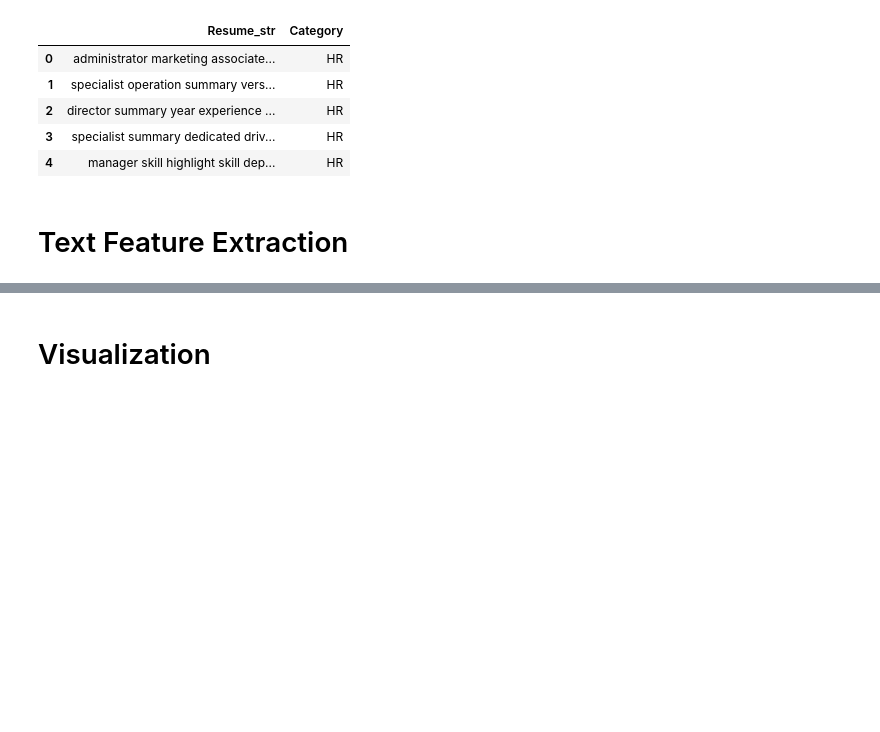
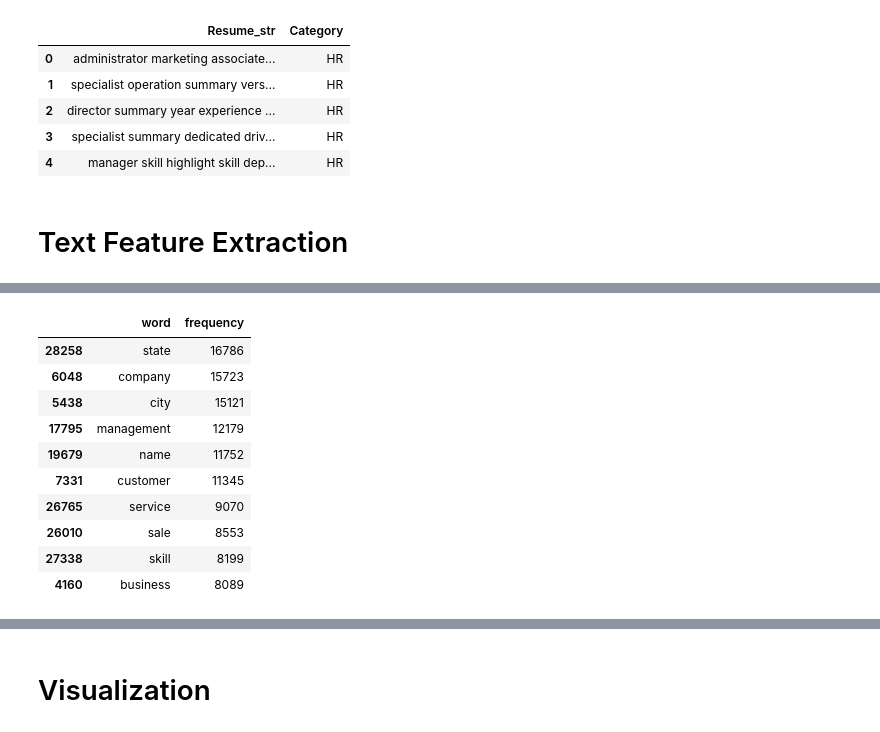
Before and after one commit to Coolguy4123/Data-Visualization-Project-2, a Jupyter notebook: CS4990_ResumeVis.ipynb, the cells around one changed output, grey strips where cells are left out. Cells and saved outputs as stored; diff of their text form; code cells hidden in the pictures; blank space fills up the shorter version.

```diff
--- a/CS4990_ResumeVis.ipynb
+++ b/CS4990_ResumeVis.ipynb
@@ -80,0 +107,23 @@ df.head()
+# %%
+import numpy as np
+
+word_counts = X_counts.toarray().sum(axis=0) # Sum word counts across all documents
+
+tf_summary = pd.DataFrame({
+    "word": feature_names,
+    "frequency": word_counts
+}).sort_values(by="frequency", ascending=False)
+
+tf_summary.head(10)
+# %% [output]
+|  | word | frequency |
+| 28258 | state | 16786 |
+| 6048 | company | 15723 |
+| 5438 | city | 15121 |
+| 17795 | management | 12179 |
+| 19679 | name | 11752 |
+| 7331 | customer | 11345 |
+| 26765 | service | 9070 |
+| 26010 | sale | 8553 |
+| 27338 | skill | 8199 |
+| 4160 | business | 8089 |
```
Also changed, not shown: parts of 7 cells of this notebook.
